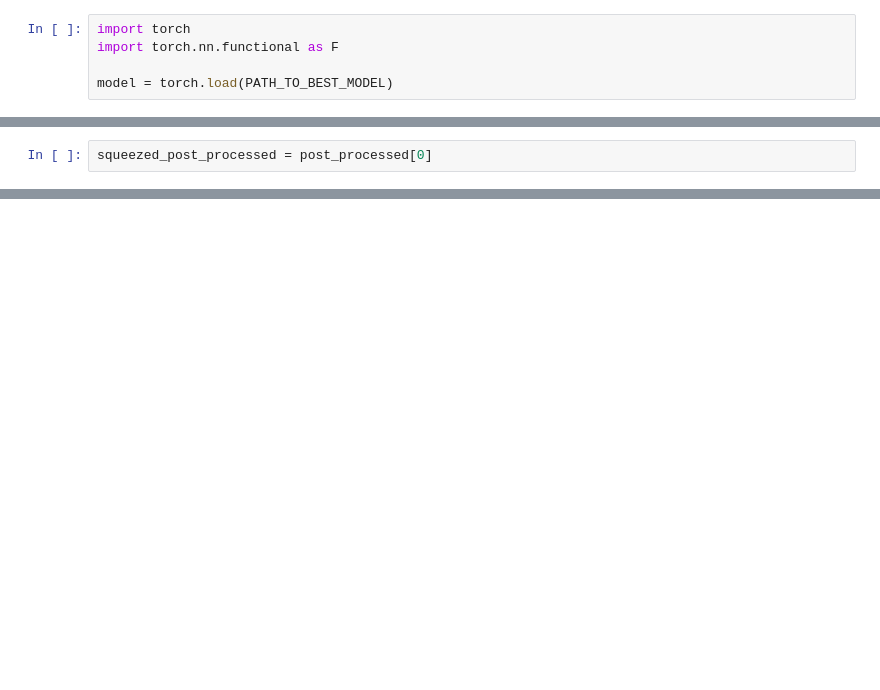
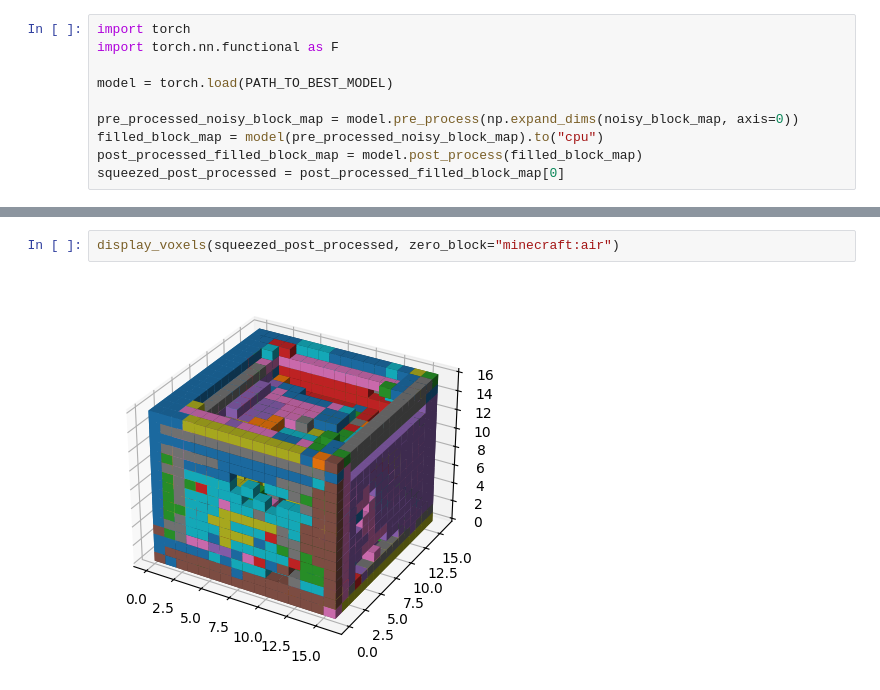
Before and after one commit to DemyCode/minecraft-copilot-ml, a Jupyter notebook: minecraft_copilot_ml/metrics_graph.ipynb, the cells around one changed output, grey strips where cells are left out. Cells and saved outputs as stored; diff of their text form; blank space fills up the shorter version.

```diff
--- a/minecraft_copilot_ml/metrics_graph.ipynb
+++ b/minecraft_copilot_ml/metrics_graph.ipynb
@@ -86,3 +76,8 @@ import torch
 import torch.nn.functional as F
 
 model = torch.load(PATH_TO_BEST_MODEL)
+
+pre_processed_noisy_block_map = model.pre_process(np.expand_dims(noisy_block_map, axis=0))
+filled_block_map = model(pre_processed_noisy_block_map).to("cpu")
+post_processed_filled_block_map = model.post_process(filled_block_map)
+squeezed_post_processed = post_processed_filled_block_map[0]
@@ -98,2 +83,0 @@ post_processed: np.ndarray = np.vectorize(model.reverse_unique_blocks_dict.get)(
-# %%
-squeezed_post_processed = post_processed[0]
@@ -114,0 +84,4 @@ plt.show()
+# %%
+display_voxels(squeezed_post_processed, zero_block="minecraft:air")
+# %% [output]
+[figure, added]
```
Also changed, not shown: parts of 11 cells of this notebook, 4 other files.
